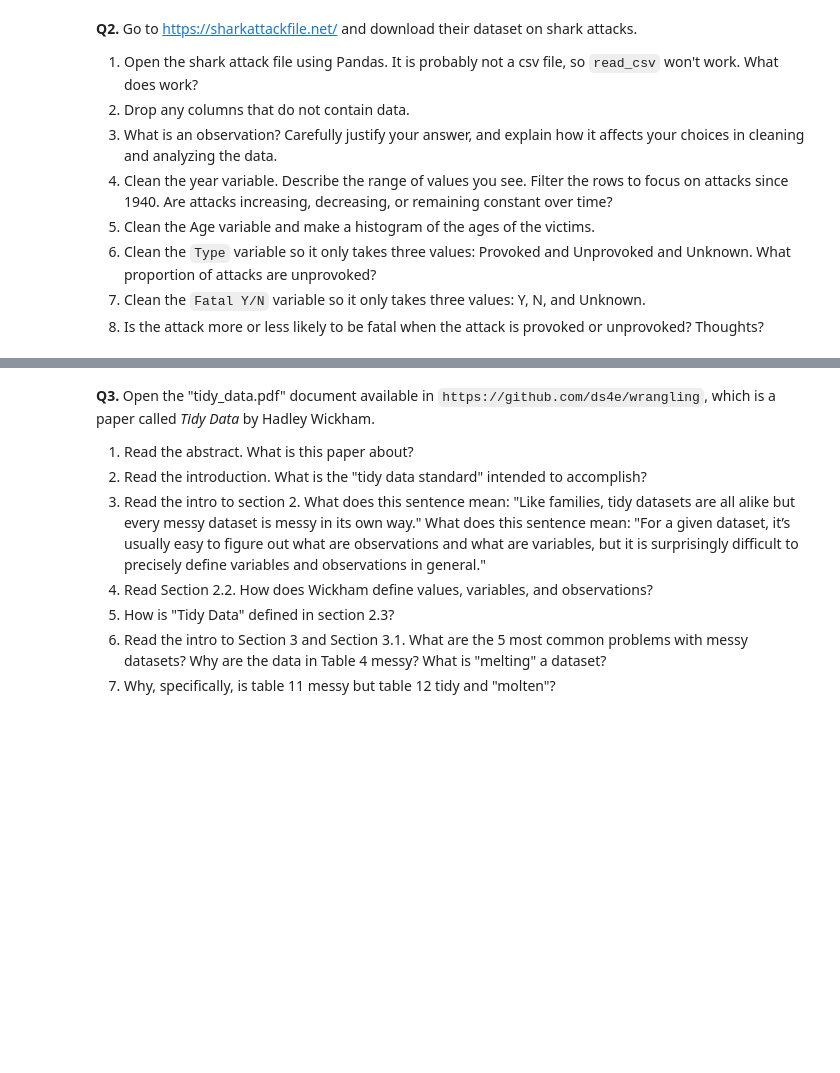
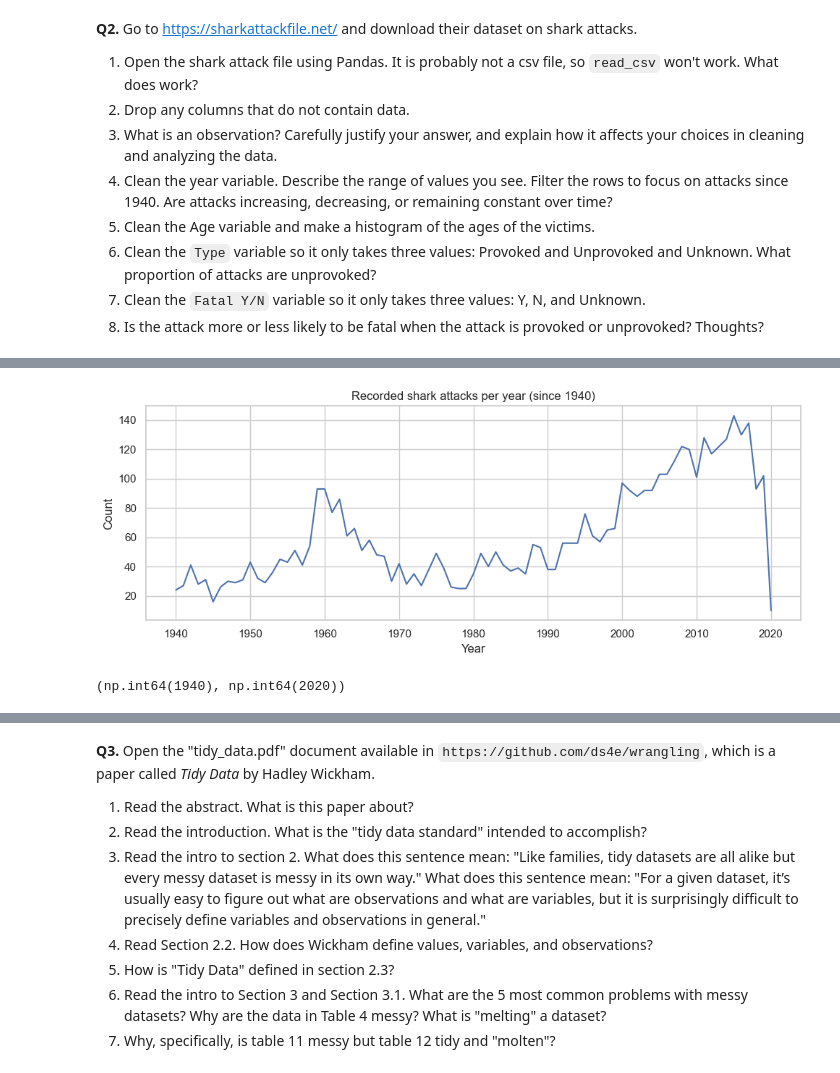
Before and after one commit to iAbel1478/undergrad_ml_assignments, a Jupyter notebook: 01_assignment_wrangling_and_eda.ipynb, the cells around one changed output, grey strips where cells are left out. Drawn from its saved outputs; the diff is of its cells as text; code cells hidden in the pictures; blank space fills up the shorter version.

```diff
--- a/01_assignment_wrangling_and_eda.ipynb
+++ b/01_assignment_wrangling_and_eda.ipynb
@@ -18,3 +158,9 @@
 6. Clean the `Type` variable so it only takes three values: Provoked and Unprovoked and Unknown. What proportion of attacks are unprovoked?
 7. Clean the `Fatal Y/N` variable so it only takes three values: Y, N, and Unknown.
 8. Is the attack more or less likely to be fatal when the attack is provoked or unprovoked? Thoughts?
+# %%
+sharks = read_csv_robust(f"{DATA_DIR}/sharks.csv", low_memory=False)
+
+sharks = sharks.dropna(axis=1, how="all")
+
+sharks.shape, sharks.columns[:10]
@@ -20,0 +194,14 @@
+# %%
+year_col = next((c for c in sharks.columns if c.strip().lower() == "year"), None)
+age_col = next((c for c in sharks.columns if c.strip().lower() == "age"), None)
+type_col = next((c for c in sharks.columns if c.strip().lower() == "type"), None)
+fatal_col = next((c for c in sharks.columns if c.strip().lower() in ["fatal y/n", "fatal", "fatal (y/n)"]), None)
+
+year_raw = sharks[year_col].astype("string")
+year_num = pd.to_numeric(year_raw.str.extract(r"(\d{4})")[0], errors="coerce")
+
+# Drop clearly impossible years (data-entry / parsing issues)
+current_year = pd.Timestamp.now().year
+sharks["Year_clean"] = year_num.where((year_num >= 1500) & (year_num <= current_year))
+
+sharks["Year_clean"].describe()
@@ -20,0 +218,16 @@
+# %%
+sharks_1940 = sharks.loc[(sharks["Year_clean"] >= 1940) & (sharks["Year_clean"].notna())].copy()
+attacks_by_year = sharks_1940.groupby("Year_clean").size().sort_index()
+
+plt.figure(figsize=(10,4))
+attacks_by_year.plot()
+plt.title("Recorded shark attacks per year (since 1940)")
+plt.xlabel("Year")
+plt.ylabel("Count")
+plt.tight_layout()
+plt.show()
+
+attacks_by_year.index.min(), attacks_by_year.index.max()
+# %% [output]
+[figure, added]
+(np.int64(1940), np.int64(2020))
```
Also changed, not shown: parts of 52 cells of this notebook.
